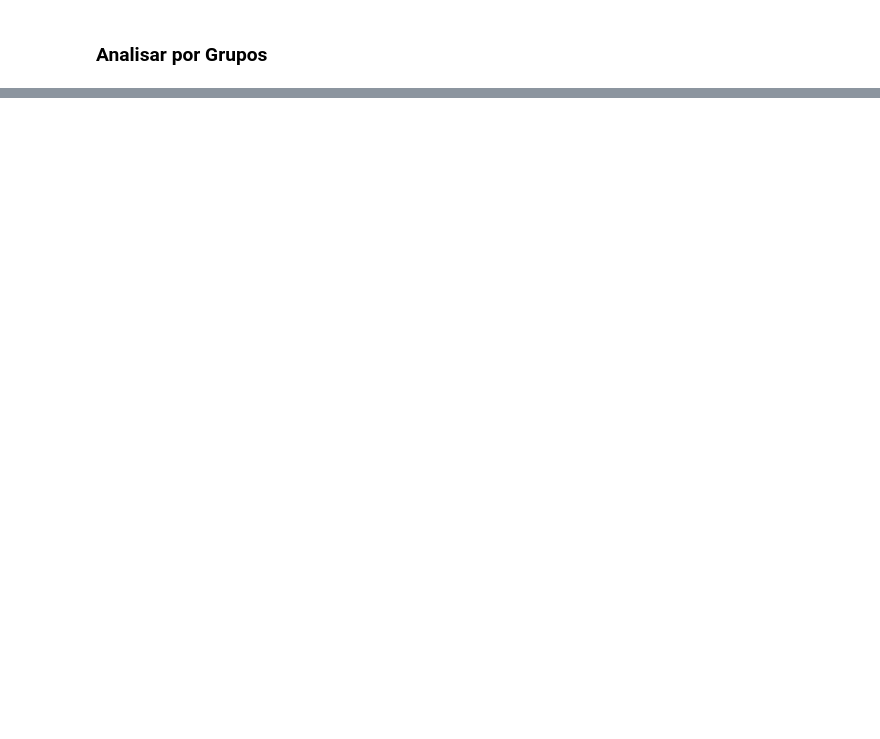
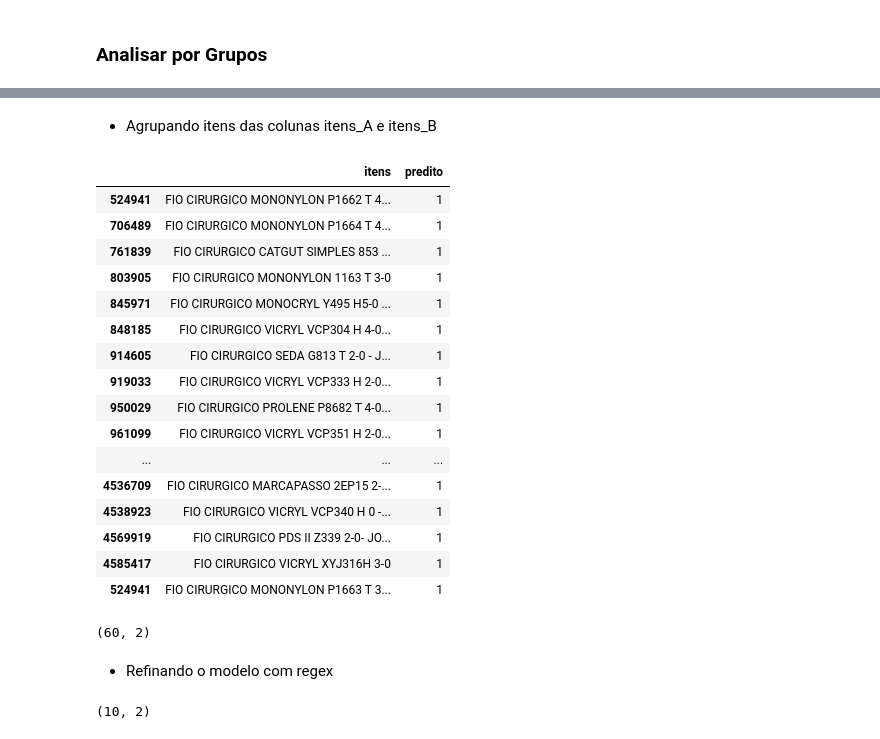
Before and after one commit to Douglas-cc/analyze_text_similarity, a Jupyter notebook: items_similarity.ipynb, the cells around one changed output, grey strips where cells are left out. Saved outputs shown, nothing was run; the diff lists cells and outputs as text; code cells hidden in the pictures; blank space fills up the shorter version.

```diff
--- a/items_similarity.ipynb
+++ b/items_similarity.ipynb
@@ -267,0 +396,29 @@ df_similaridade[df_similaridade['item_B'].isin(sonda)].query('valor_similaridade
+# %% [markdown]
+- Agrupando itens das colunas itens_A e itens_B
+# %%
+group_fio_mono = group_similarity(df_fio_monolion, 'item_A', 'item_B')
+group_fio_mono
+# %% [output]
+|  | itens | predito |
+| 524941 | FIO CIRURGICO MONONYLON P1662 T 4... | 1 |
+| 706489 | FIO CIRURGICO MONONYLON P1664 T 4... | 1 |
+| 761839 | FIO CIRURGICO CATGUT SIMPLES 853 ... | 1 |
+| 803905 | FIO CIRURGICO MONONYLON 1163 T 3-0 | 1 |
+| 845971 | FIO CIRURGICO MONOCRYL Y495 H5-0 ... | 1 |
+| 848185 | FIO CIRURGICO VICRYL VCP304 H 4-0... | 1 |
+| 914605 | FIO CIRURGICO SEDA G813 T 2-0 - J... | 1 |
+| 919033 | FIO CIRURGICO VICRYL VCP333 H 2-0... | 1 |
+| 950029 | FIO CIRURGICO PROLENE P8682 T 4-0... | 1 |
+| 961099 | FIO CIRURGICO VICRYL VCP351 H 2-0... | 1 |
+| ... | ... | ... |
+| 4536709 | FIO CIRURGICO MARCAPASSO 2EP15 2-... | 1 |
+| 4538923 | FIO CIRURGICO VICRYL VCP340 H 0 -... | 1 |
+| 4569919 | FIO CIRURGICO PDS II Z339 2-0- JO... | 1 |
+| 4585417 | FIO CIRURGICO VICRYL XYJ316H 3-0 | 1 |
+| 524941 | FIO CIRURGICO MONONYLON P1663 T 3... | 1 |
+# %%
+group_fio_mono.shape
+# %% [output]
+(60, 2)
+# %% [markdown]
+- Refinando o modelo com regex
@@ -267,0 +431,4 @@ df_similaridade[df_similaridade['item_B'].isin(sonda)].query('valor_similaridade
+# %%
+group_fio_mono.shape
+# %% [output]
+(10, 2)
```
Also changed, not shown: parts of 156 cells of this notebook.
